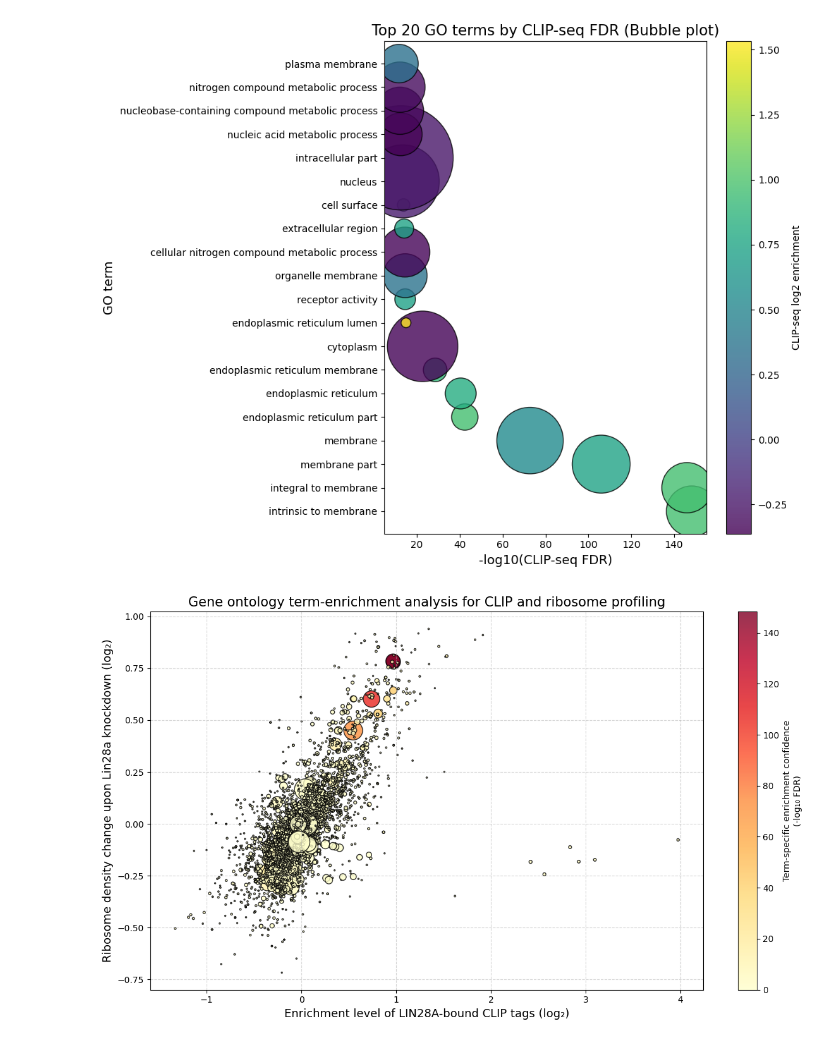
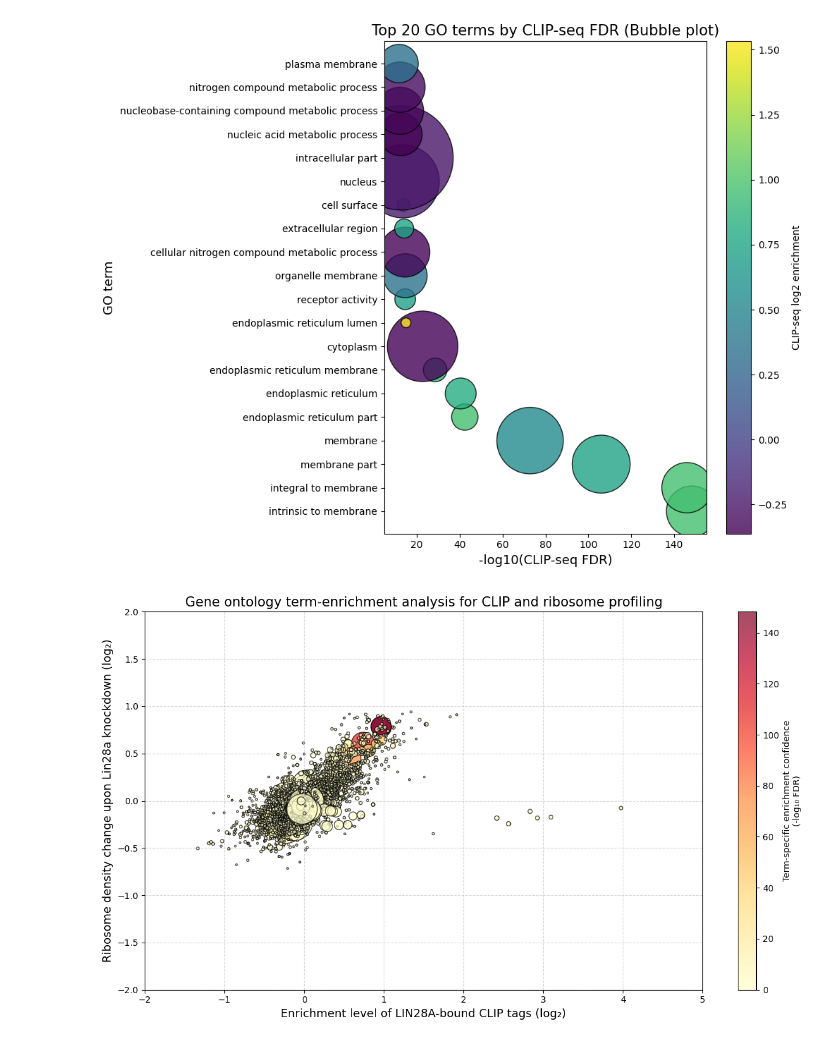
Before and after one commit to REED3082/Github-project, a Jupyter notebook: Your_Own_Analysis_1.ipynb, the cells around one changed output. Cells and saved outputs as stored; diff of their text form; code cells hidden in the pictures.

```diff
--- a/Your_Own_Analysis_1.ipynb
+++ b/Your_Own_Analysis_1.ipynb
@@ -432,34 +625,35 @@ df["RPF Ribosome density change (log2)"] = pd.to_numeric(df["RPF Ribosome densit
 df["CLIP-seq number of valid members"] = pd.to_numeric(df["CLIP-seq number of valid members"], errors='coerce')
 df["CLIP-seq FDR"] = pd.to_numeric(df["CLIP-seq FDR"], errors='coerce')
 df = df.replace([np.inf, -np.inf], np.nan)
 df = df.dropna(subset=[
     "CLIP-seq log2 enrichment",
     "RPF Ribosome density change (log2)",
     "CLIP-seq number of valid members",
     "CLIP-seq FDR"
 ])
 
 # bubble color: -log10(CLIP-seq FDR)
 df["-log10(CLIP-seq FDR)"] = -np.log10(df["CLIP-seq FDR"])
 
 # bubble plot
 plt.figure(figsize=(12, 7))
 bubble = plt.scatter(
     df["CLIP-seq log2 enrichment"],
     df["RPF Ribosome density change (log2)"],
-    s=df["CLIP-seq number of valid members"]*0.2,  # bubble size scale 조정
+    s=df["CLIP-seq number of valid members"]*0.4,  # bubble size scale 조정
     c=df["-log10(CLIP-seq FDR)"],
     cmap='YlOrRd',
-    alpha=0.8,
+    alpha=0.7,
     edgecolors='k'
 )
-
+plt.xlim([-2, 5])
+plt.ylim([-2, 2])
 plt.xlabel("Enrichment level of LIN28A-bound CLIP tags (log₂)", fontsize=13)
 plt.ylabel("Ribosome density change upon Lin28a knockdown (log₂)", fontsize=13)
 plt.title("Gene ontology term-enrichment analysis for CLIP and ribosome profiling", fontsize=15)
 cbar = plt.colorbar(bubble, label="Term-specific enrichment confidence\n(-log₁₀ FDR)")
 plt.grid(True, linestyle='--', alpha=0.5)
 plt.tight_layout()
 plt.show()
 # %% [output]
-[figure, old version]
+[figure, new version]
```
Also changed, not shown: parts of 9 cells of this notebook.
